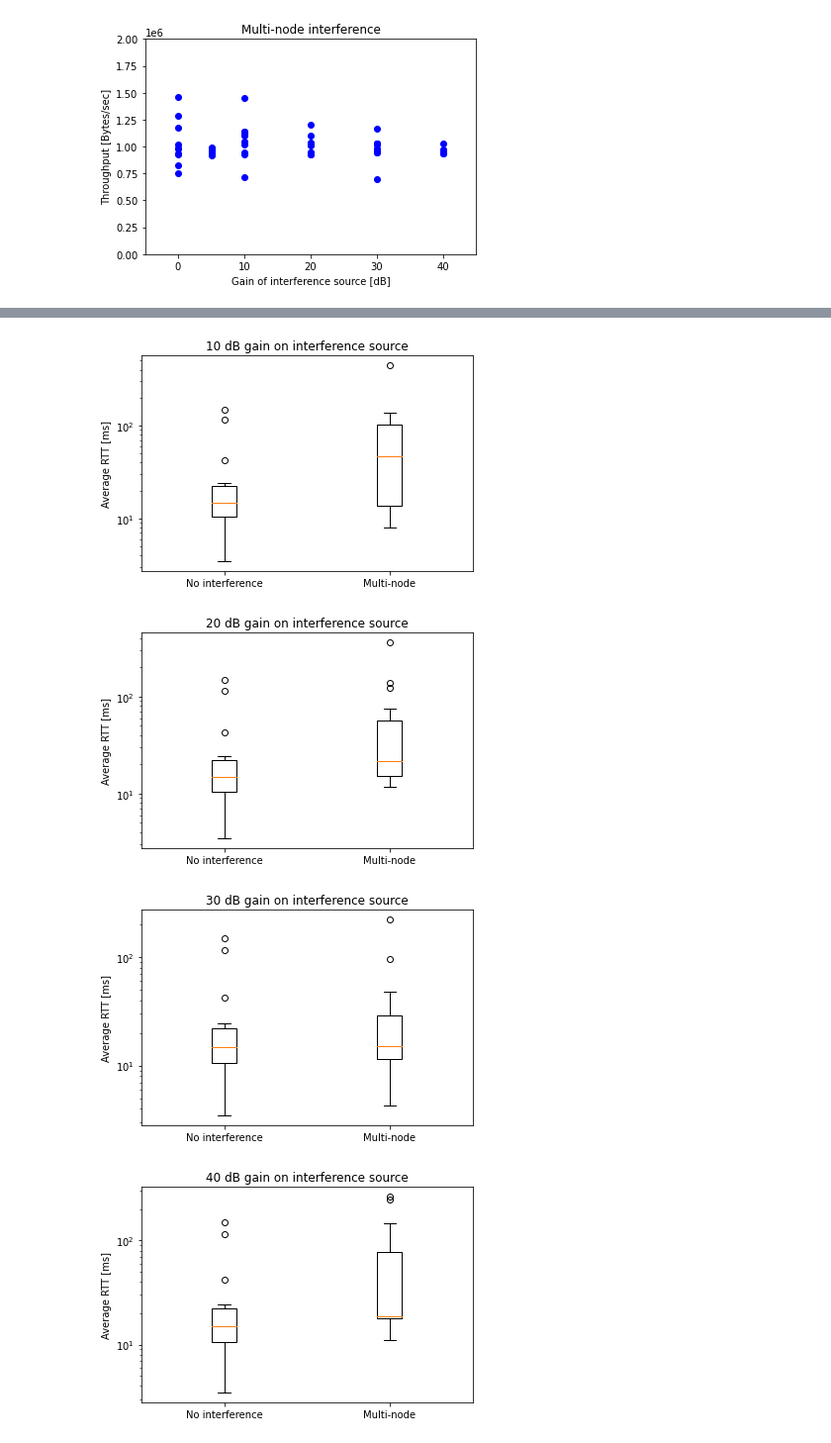
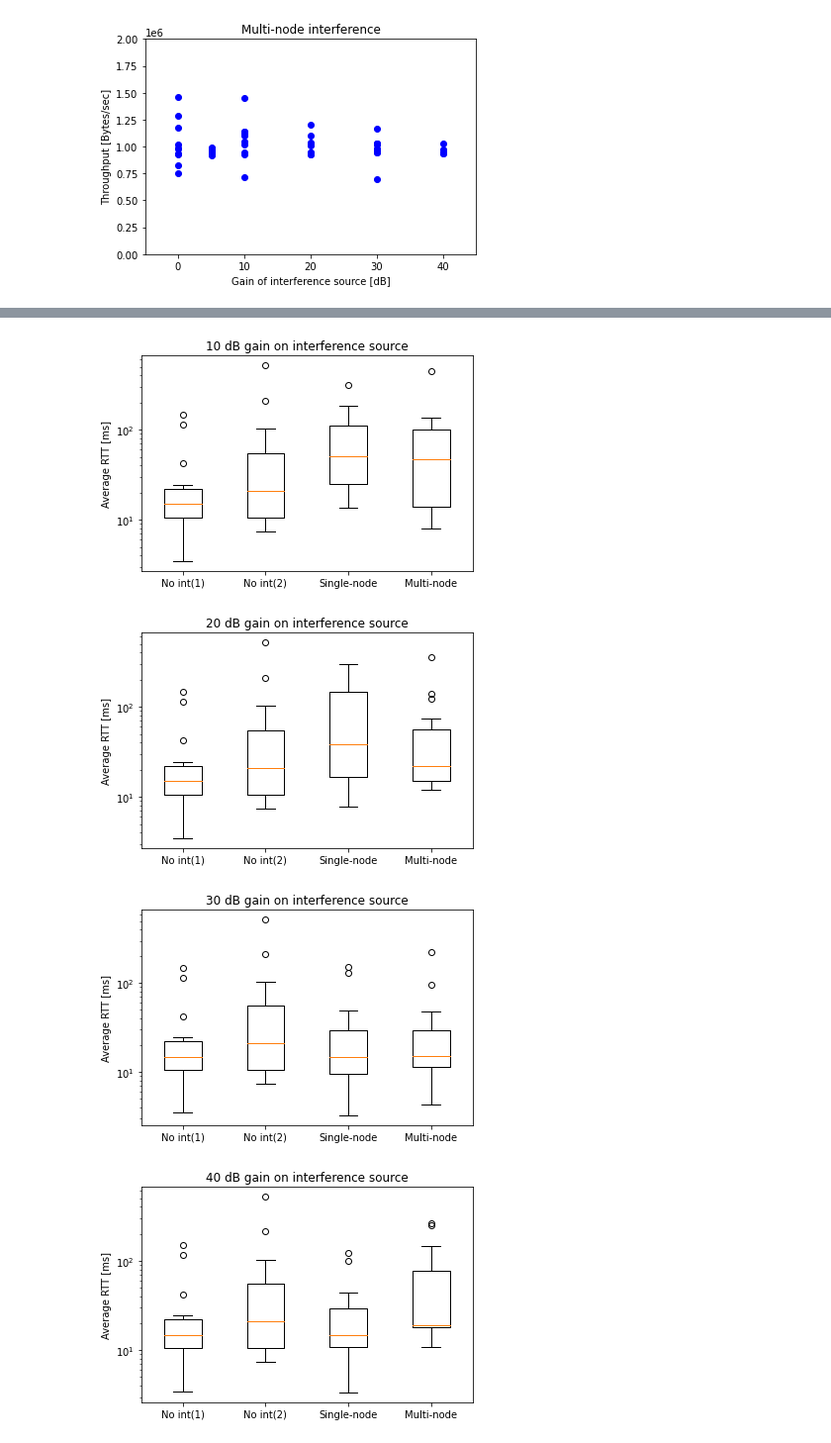
Before and after one commit to k00ziex/MastersThesis_FANETs_Fall_2022, a Jupyter notebook: Data_processing/Data_Visualization.ipynb, the cells around one changed output, grey strips where cells are left out. Shown at 99% size. Cells and saved outputs as stored; diff of their text form; code cells hidden in the pictures.

```diff
--- a/Data_processing/Data_Visualization.ipynb
+++ b/Data_processing/Data_Visualization.ipynb
@@ -1487,11 +1513,11 @@ for filename, filename_interference, title in zip(control_no_int_files, control_
 # %%
-# control_no_int_result = "../Mesh Configuration V2/No Interference/results.txt"
-# control_no_int_result_files = [control_no_int_result,
-#                         control_no_int_result,
-#                         control_no_int_result,
-#                         control_no_int_result,
-#                         control_no_int_result,
-#                         ]
+control_single_int_result = "../Mesh Configuration V2/Interference_1/results_"
+control_single_int_result_files = [control_single_int_result + "5G.txt",
+                        control_single_int_result + "10G.txt",
+                        control_single_int_result + "20G.txt",
+                        control_single_int_result + "30G.txt",
+                        control_single_int_result + "40G.txt",
+                        ]
 control_result_multi_node = "../Mesh Configuration V2/Interference_2/results_"
 control_result_multi_node_files = [control_result_multi_node + "5G.txt",
                         control_result_multi_node + "10G.txt",
@@ -1499,18 +1525,25 @@ control_result_multi_node_files = [control_result_multi_node + "5G.txt",
                         control_result_multi_node + "30G.txt",
                         control_result_multi_node + "40G.txt",
                         ]
-control_result_0G_file = "../Mesh Configuration V2/No Interference/results.txt"
-avg_rtt_0g = converted_ping_data(control_result_0G_file,"avg_rtt")
+
+control_result_0G_file_1 = "../Mesh Configuration V2/No Interference/results_1.txt"
+control_result_0G_file_2 = "../Mesh Configuration V2/No Interference/results_2.txt"
+
+avg_rtt_0g_1 = converted_ping_data(control_result_0G_file_1,"avg_rtt")
+avg_rtt_0g_2 = converted_ping_data(control_result_0G_file_2,"avg_rtt")
+
 boxplot_titles = ['5 dB','10 dB','20 dB','30 dB', '40 dB']
 
-for filename_multi, title in zip(control_result_multi_node_files, boxplot_titles):
+for filename_single, filename_multi, title in zip(control_single_int_result_files, control_result_multi_node_files, boxplot_titles):
+    avg_rtt_single = converted_ping_data(filename_single, "avg_rtt")
     avg_rtt_multi = converted_ping_data(filename_multi,"avg_rtt")
     avg_rtt_multi_result = []
     for result in avg_rtt_multi[0]: # Remove nan
         if result == result:
             avg_rtt_multi_result.append(result)
 
-    data_dict = {'No interference': avg_rtt_0g[0], 'Multi-node': avg_rtt_multi_result}
+    data_dict = {'No int(1)': avg_rtt_0g_1[0], 'No int(2)': avg_rtt_0g_2[0],
+                'Single-node':avg_rtt_single[0], 'Multi-node': avg_rtt_multi_result}
     fig, ax = plt.subplots()
     ax.boxplot(data_dict.values())
     ax.set_xticklabels(data_dict.keys())
@@ -1524,4 +1557,4 @@ for filename_multi, title in zip(control_result_multi_node_files, boxplot_titles
-[figure, old version]
+[figure, new version]
-[figure, old version]
+[figure, new version]
-[figure, old version]
+[figure, new version]
-[figure, old version]
+[figure, new version]
```
Also changed, not shown: parts of 4 cells of this notebook.
